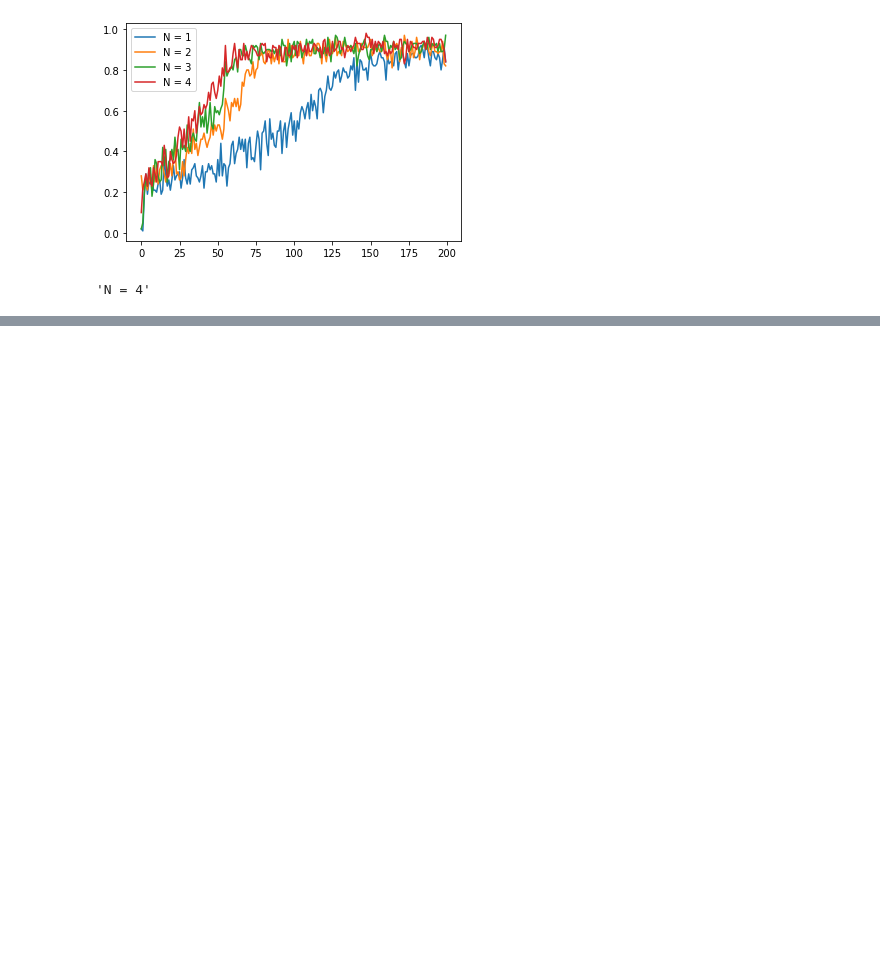
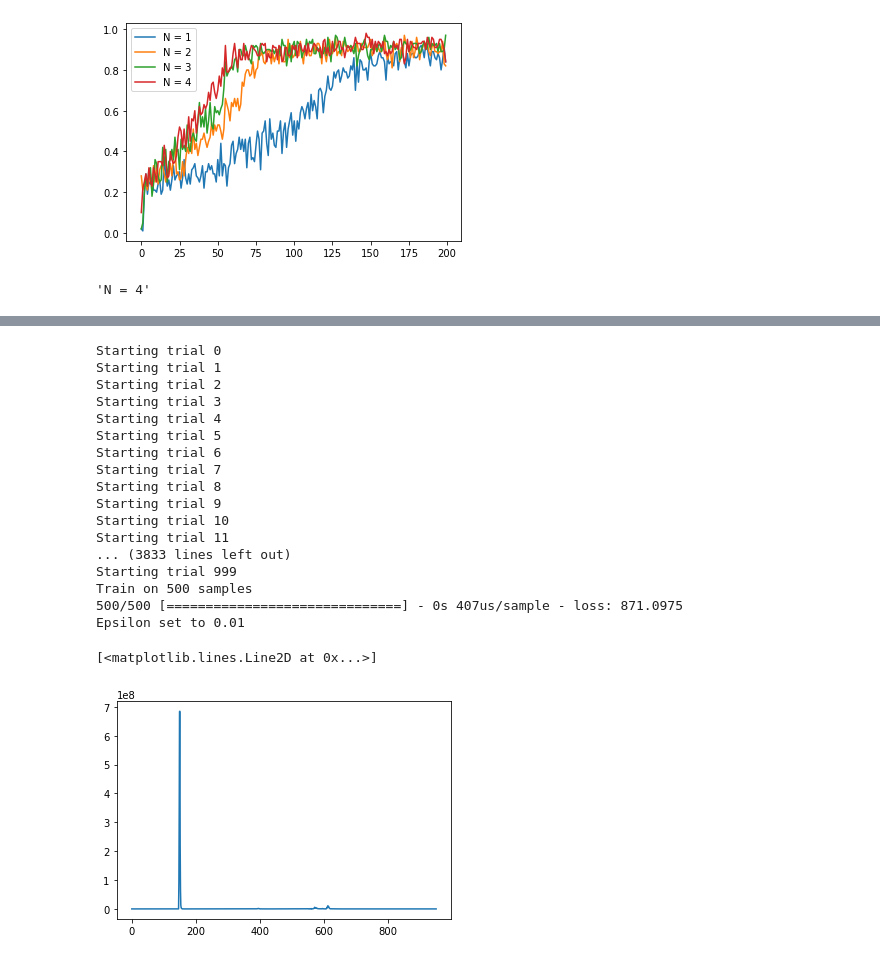
Before and after one commit to rdkbrady/dnd_ai, a Jupyter notebook: fantasy.ipynb, the cells around one changed output, grey strips where cells are left out. Drawn from its saved outputs; the diff is of its cells as text; code cells hidden in the pictures; blank space fills up the shorter version.

```diff
--- a/fantasy.ipynb
+++ b/fantasy.ipynb
@@ -6,6 +7,6 @@ from keras.optimizers import Adam
 # %%
-h = 30
-w = 30
+h = 10
+w = 10
 
 data_generator = batch_data_for_ai(h,w)
 # %%
@@ -191,3 +154,0 @@ from matplotlib import pyplot as plt
-# %%
-env = Game_Environment(30, 30)
-plt.imshow(env.state)
@@ -197,5 +154,0 @@ plt.imshow(env.state)
-# %%
-state, reward, done, info = env.step(1)
-plt.imshow(state)
-print(info)
-print(reward)
@@ -260,0 +155,40 @@ Learning rate:  0.001
+# %%
+envlist = [Game_Environment(5, 5) for x in range(10)]
+trials  =  1000
+history = []
+dqn_agent = DQN(envlist=envlist)
+cur_states = [env.state.copy() for env in envlist]
+for trial in range(trials):
+    print('Starting trial {}'.format(trial))
+    actions = dqn_agent.explore(np.stack([env.state for env in envlist]))
+    rewards = [env.step(action) for env, action in zip(envlist, actions[:,0])]
+    new_states = [env.state.copy() for env in envlist]
+    done = [env.done for env in envlist]
+    [env.reset() for env in envlist if env.done]
+    [dqn_agent.remember(*item) for item in zip(cur_states, actions, rewards, new_states, done)]
+    cur_states = new_states.copy()
+    dqn_agent.replay()
+    if 'history' in dqn_agent.model.__dict__.keys():
+        history.extend(dqn_agent.model.history.history['loss'])
+
+plt.plot(history)
+# %% [output]
+Starting trial 0
+Starting trial 1
+Starting trial 2
+Starting trial 3
+Starting trial 4
+Starting trial 5
+Starting trial 6
+Starting trial 7
+Starting trial 8
+Starting trial 9
+Starting trial 10
+Starting trial 11
+... (3833 lines left out)
+Starting trial 999
+Train on 500 samples
+500/500 [==============================] - 0s 407us/sample - loss: 871.0975
+Epsilon set to 0.01
+[<matplotlib.lines.Line2D at 0x...>]
+[figure, added]
```
Also changed, not shown: parts of 13 cells of this notebook, 2 other files.
